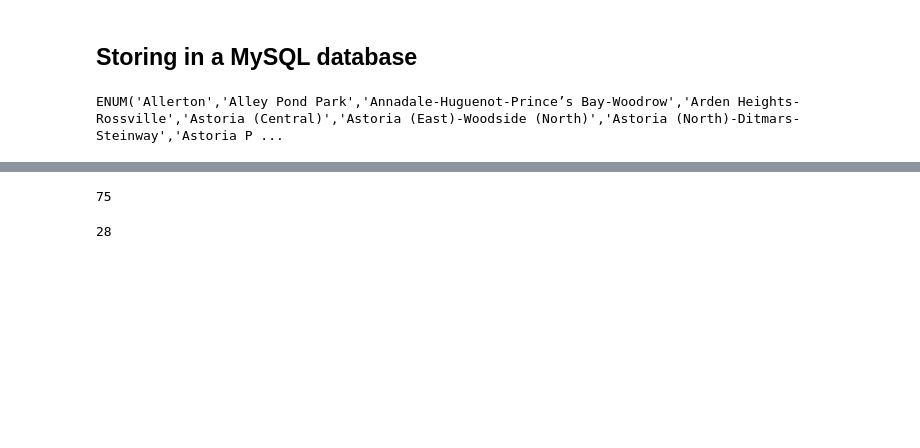
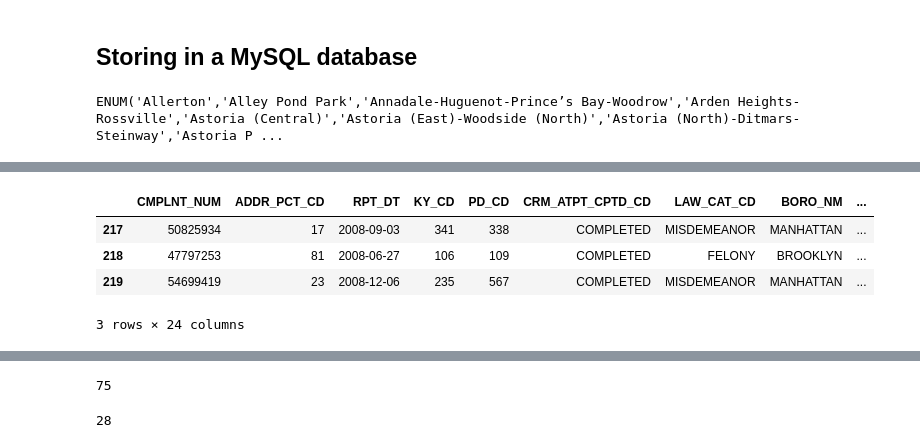
Before and after one commit to ipeirotis-org/datasets, a Jupyter notebook: NYPD_Complaint/NYPD.ipynb, the cells around one changed output, grey strips where cells are left out. Saved outputs shown, nothing was run; the diff lists cells and outputs as text; code cells hidden in the pictures; blank space fills up the shorter version.

```diff
--- a/NYPD_Complaint/NYPD.ipynb
+++ b/NYPD_Complaint/NYPD.ipynb
@@ -1266,3 +1255,11 @@ for i in t:
         if_exists = 'append',
         index = False,
         chunksize = 1000)
+# %%
+df.iloc[217:220]
+# %% [output]
+|  | CMPLNT_NUM | ADDR_PCT_CD | RPT_DT | KY_CD | PD_CD | CRM_ATPT_CPTD_CD | LAW_CAT_CD | BORO_NM | ... |
+| 217 | 50825934 | 17 | 2008-09-03 | 341 | 338 | COMPLETED | MISDEMEANOR | MANHATTAN | ... |
+| 218 | 47797253 | 81 | 2008-06-27 | 106 | 109 | COMPLETED | FELONY | BROOKLYN | ... |
+| 219 | 54699419 | 23 | 2008-12-06 | 235 | 567 | COMPLETED | MISDEMEANOR | MANHATTAN | ... |
+3 rows × 24 columns
```
Also changed, not shown: parts of 26 cells of this notebook.
